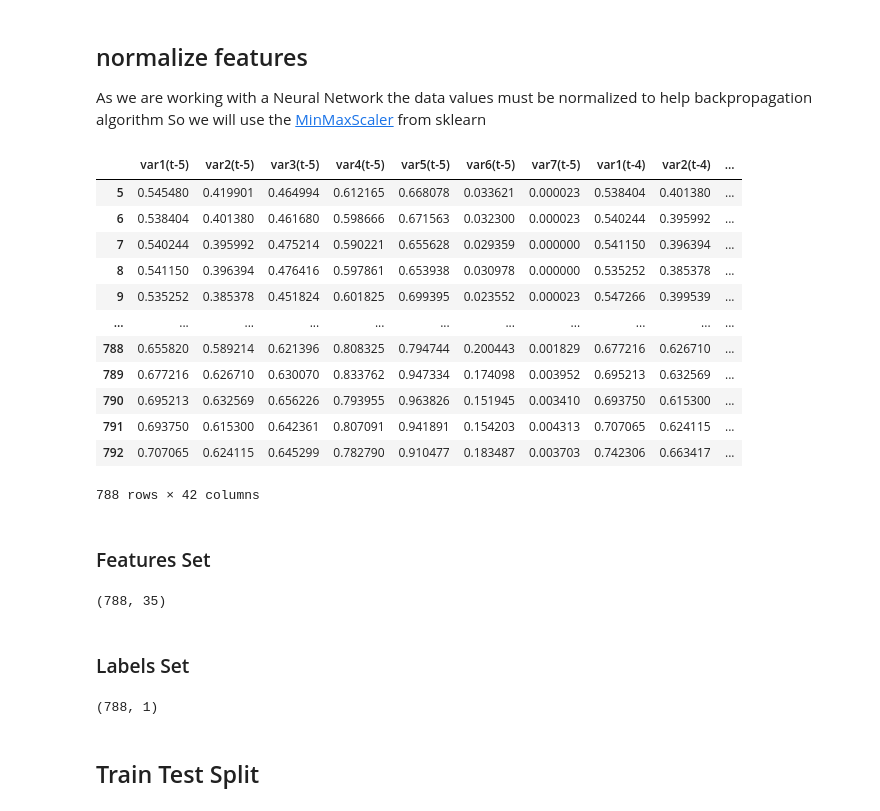
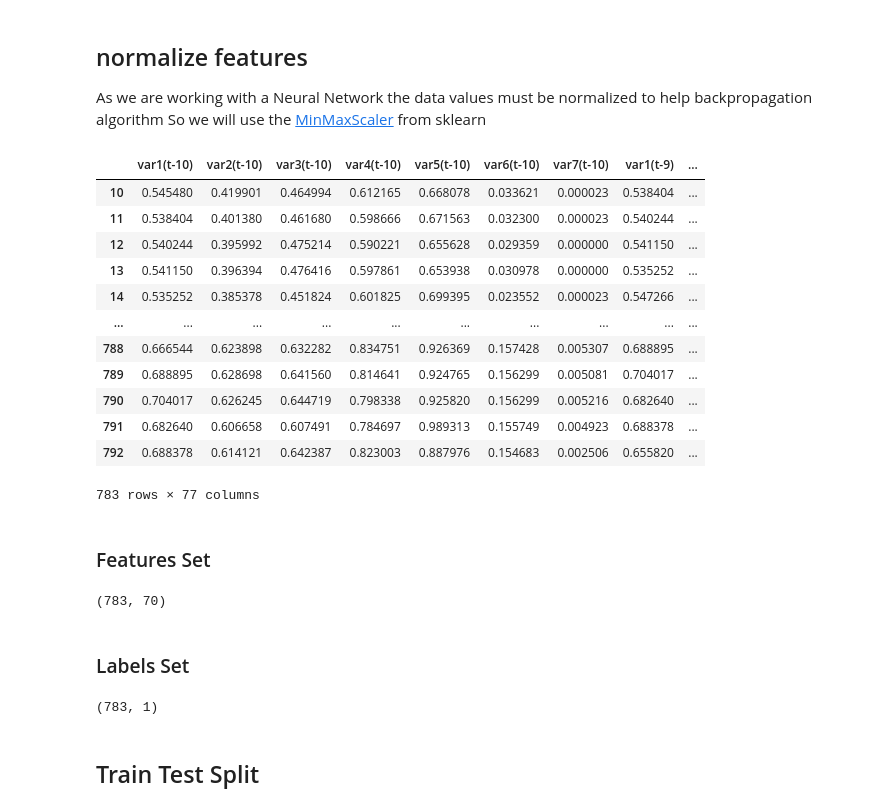
Before and after one commit to MITCriticalData-Colombia/Covid_Media_Cloud, a Jupyter notebook: Time_series_forecast.ipynb, the cells around one changed output. Saved outputs shown, nothing was run; the diff lists cells and outputs as text; code cells hidden in the pictures.

```diff
--- a/Time_series_forecast.ipynb
+++ b/Time_series_forecast.ipynb
@@ -158,25 +158,25 @@ scaler = MinMaxScaler(feature_range=(0, 1)) # Scaler between 0 and 1
 scaled = scaler.fit_transform(colombia_df) # As we can see data set has 3 Columns (This shape is also important for inverse scaler as we will see in future)
 # %%
 # length of window
-days = 5
+days = 10
 
 # frame as supervised learning
 data = series_to_supervised(scaled, n_in=days)
 DataFrame(data)
 # %% [output]
-|  | var1(t-5) | var2(t-5) | var3(t-5) | var4(t-5) | var5(t-5) | var6(t-5) | var7(t-5) | var1(t-4) | var2(t-4) | ... |
-| 5 | 0.545480 | 0.419901 | 0.464994 | 0.612165 | 0.668078 | 0.033621 | 0.000023 | 0.538404 | 0.401380 | ... |
-| 6 | 0.538404 | 0.401380 | 0.461680 | 0.598666 | 0.671563 | 0.032300 | 0.000023 | 0.540244 | 0.395992 | ... |
-| 7 | 0.540244 | 0.395992 | 0.475214 | 0.590221 | 0.655628 | 0.029359 | 0.000000 | 0.541150 | 0.396394 | ... |
-| 8 | 0.541150 | 0.396394 | 0.476416 | 0.597861 | 0.653938 | 0.030978 | 0.000000 | 0.535252 | 0.385378 | ... |
-| 9 | 0.535252 | 0.385378 | 0.451824 | 0.601825 | 0.699395 | 0.023552 | 0.000023 | 0.547266 | 0.399539 | ... |
-| ... | ... | ... | ... | ... | ... | ... | ... | ... | ... | ... |
-| 788 | 0.655820 | 0.589214 | 0.621396 | 0.808325 | 0.794744 | 0.200443 | 0.001829 | 0.677216 | 0.626710 | ... |
-| 789 | 0.677216 | 0.626710 | 0.630070 | 0.833762 | 0.947334 | 0.174098 | 0.003952 | 0.695213 | 0.632569 | ... |
-| 790 | 0.695213 | 0.632569 | 0.656226 | 0.793955 | 0.963826 | 0.151945 | 0.003410 | 0.693750 | 0.615300 | ... |
-| 791 | 0.693750 | 0.615300 | 0.642361 | 0.807091 | 0.941891 | 0.154203 | 0.004313 | 0.707065 | 0.624115 | ... |
-| 792 | 0.707065 | 0.624115 | 0.645299 | 0.782790 | 0.910477 | 0.183487 | 0.003703 | 0.742306 | 0.663417 | ... |
+|  | var1(t-10) | var2(t-10) | var3(t-10) | var4(t-10) | var5(t-10) | var6(t-10) | var7(t-10) | var1(t-9) | ... |
+| 10 | 0.545480 | 0.419901 | 0.464994 | 0.612165 | 0.668078 | 0.033621 | 0.000023 | 0.538404 | ... |
+| 11 | 0.538404 | 0.401380 | 0.461680 | 0.598666 | 0.671563 | 0.032300 | 0.000023 | 0.540244 | ... |
+| 12 | 0.540244 | 0.395992 | 0.475214 | 0.590221 | 0.655628 | 0.029359 | 0.000000 | 0.541150 | ... |
+| 13 | 0.541150 | 0.396394 | 0.476416 | 0.597861 | 0.653938 | 0.030978 | 0.000000 | 0.535252 | ... |
+| 14 | 0.535252 | 0.385378 | 0.451824 | 0.601825 | 0.699395 | 0.023552 | 0.000023 | 0.547266 | ... |
+| ... | ... | ... | ... | ... | ... | ... | ... | ... | ... |
+| 788 | 0.666544 | 0.623898 | 0.632282 | 0.834751 | 0.926369 | 0.157428 | 0.005307 | 0.688895 | ... |
+| 789 | 0.688895 | 0.628698 | 0.641560 | 0.814641 | 0.924765 | 0.156299 | 0.005081 | 0.704017 | ... |
+| 790 | 0.704017 | 0.626245 | 0.644719 | 0.798338 | 0.925820 | 0.156299 | 0.005216 | 0.682640 | ... |
+| 791 | 0.682640 | 0.606658 | 0.607491 | 0.784697 | 0.989313 | 0.155749 | 0.004923 | 0.688378 | ... |
+| 792 | 0.688378 | 0.614121 | 0.642387 | 0.823003 | 0.887976 | 0.154683 | 0.002506 | 0.655820 | ... |
-788 rows × 42 columns
+783 rows × 77 columns
 # %% [markdown]
 ### Features Set
 # %%
@@ -190,7 +190,7 @@ features_set = DataFrame(data.values[:,:-n_features])
 features_set = features_set.to_numpy()
 features_set.shape
 # %% [output]
-(788, 35)
+(783, 70)
 # %% [markdown]
 ### Labels Set
 # %%
@@ -200,7 +200,7 @@ labels_set = DataFrame(data.values[:,-1])
 labels_set = labels_set.to_numpy()
 labels_set.shape
 # %% [output]
-(788, 1)
+(783, 1)
 # %% [markdown]
 ## Train Test Split
 # %%
```
Also changed, not shown: parts of 10 cells of this notebook.
